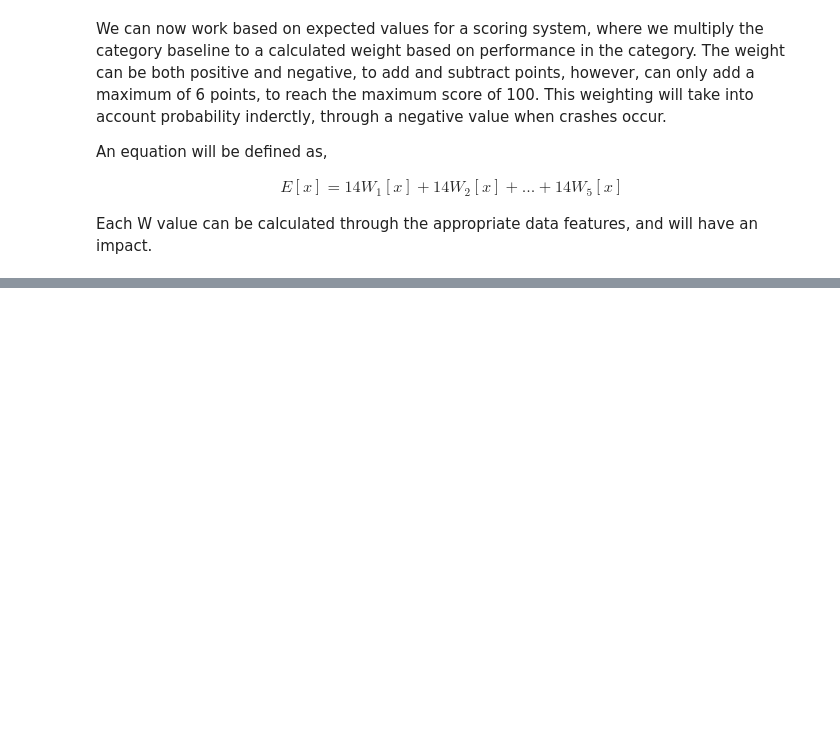
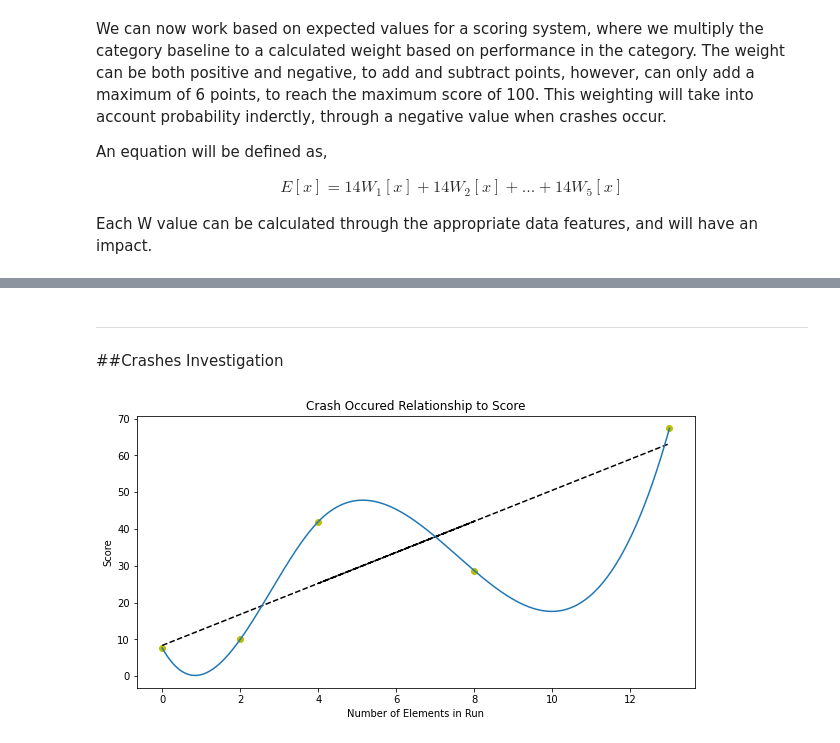
Before and after one commit to ColeHanlon/FWT_Analysis, a Jupyter notebook: FWT.ipynb, the cells around one changed output, grey strips where cells are left out. Drawn from its saved outputs; the diff is of its cells as text; code cells hidden in the pictures; blank space fills up the shorter version.

```diff
--- a/FWT.ipynb
+++ b/FWT.ipynb
@@ -198,0 +250,37 @@ plt.show()
+# %% [markdown]
+***
+##Crashes Investigation
+# %%
+crashes_df = pd.read_csv('data/FWT_data.csv')
+crashes_df.drop('Unnamed: 10', axis=1, inplace=True)
+crashes_df.drop('Unnamed: 11', axis=1, inplace=True)
+crashes_df = crashes_df.set_index("skier")
+crashes_df.drop("Wadeck Gorak", inplace=True)
+crashes_df.drop("Leo Slemett", inplace=True)
+
+crashes_df.drop(crashes_df[crashes_df['crashes'] < 1].index, inplace=True)
+
+crashes_df['total_elements'] = crashes_df['airs'] + crashes_df['spins'] + crashes_df['inverts'] - pow(crashes_df['crashes'], 2) + (crashes_df['largest_magnitude'] + crashes_df['largest_invert'] + crashes_df['largest_spin']) * crashes_df['largest_landed']
+
+crashes_df = crashes_df.sort_values('score').drop_duplicates('total_elements', keep='last')
+
+x = crashes_df['total_elements'].to_numpy()
+y = crashes_df['score'].to_numpy()
+
+crashed_cubic_interploation_model = interp1d(x, y, kind = "cubic")
+
+X_= np.linspace(x.min(), x.max(), 500)
+Y_ = crashed_cubic_interploation_model(X_)
+
+crashed_coef = np.polyfit(x,y,1)
+crashed_poly_fn = np.poly1d(crashed_coef)
+
+plt.subplots(1, 1, figsize = (10, 5))
+plt.plot(x,y, 'yo', x, crashed_poly_fn(x), '--k')
+plt.plot(X_, Y_)
+plt.title('Crash Occured Relationship to Score')
+plt.xlabel('Number of Elements in Run')
+plt.ylabel('Score')
+plt.show()
+# %% [output]
+[figure, added]
```
Also changed, not shown: parts of 35 cells of this notebook, 1 other file.
